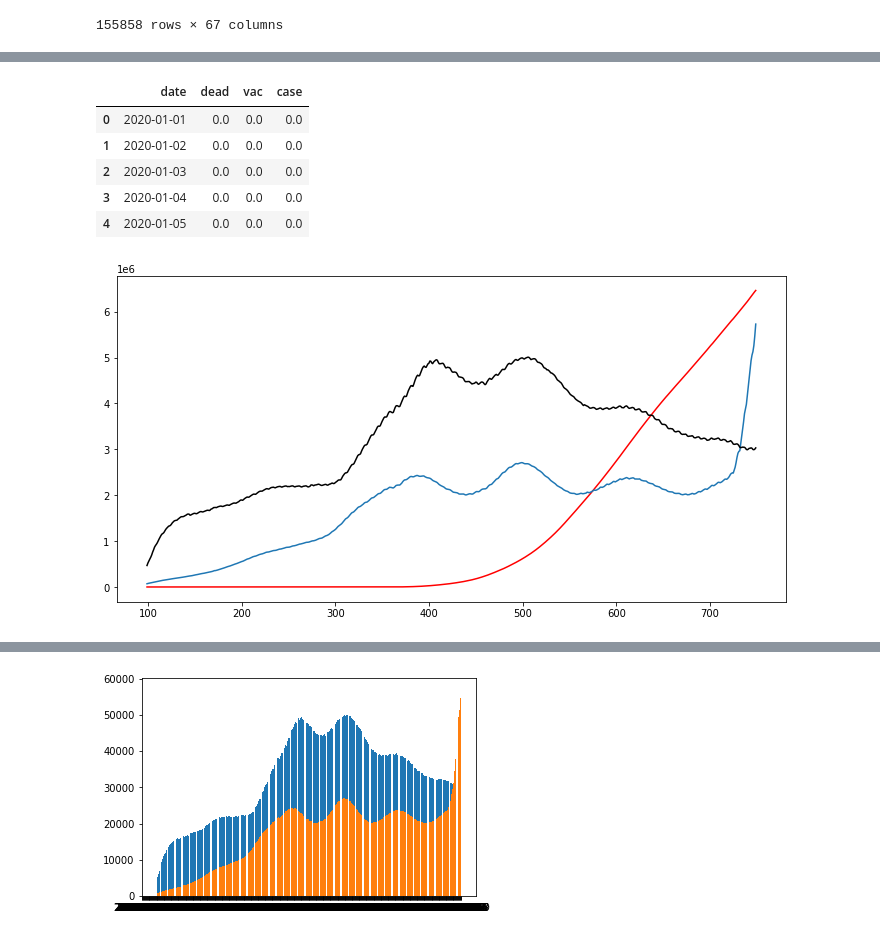
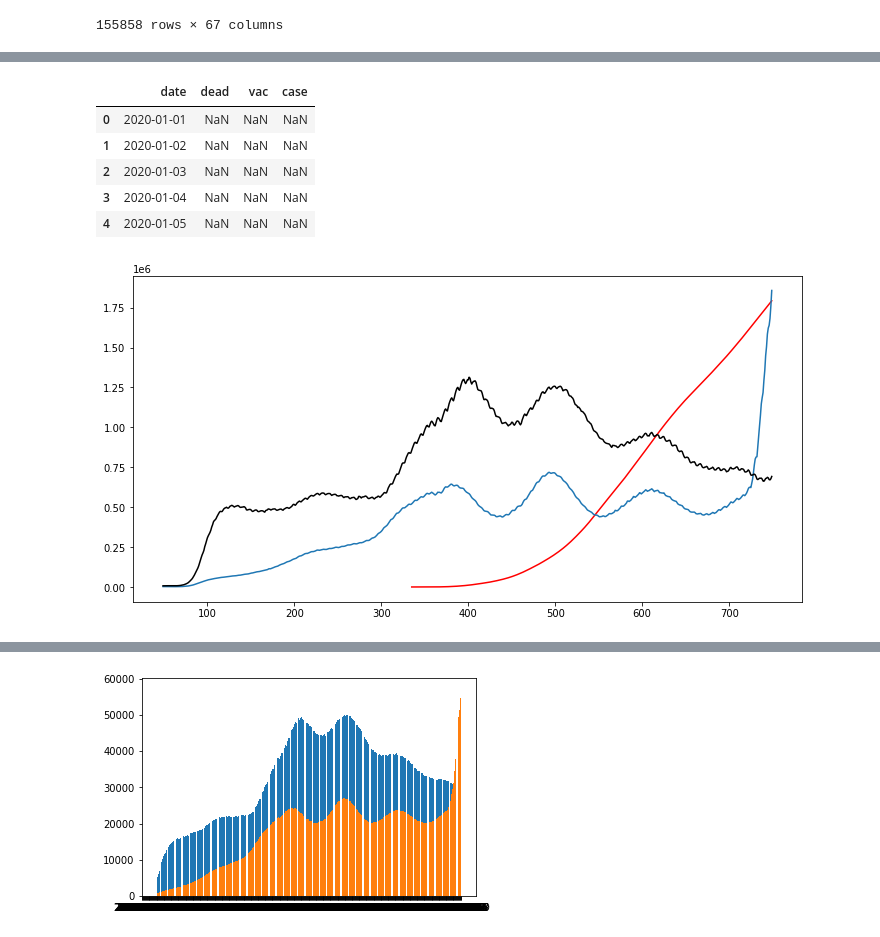
Before and after one commit to himikp/code, a Jupyter notebook: covid_dead.ipynb, the cells around one changed output, grey strips where cells are left out. Cells and saved outputs as stored; diff of their text form; code cells hidden in the pictures.

```diff
--- a/covid_dead.ipynb
+++ b/covid_dead.ipynb
@@ -34,34 +51,34 @@ df_d['dead']= df["new_deaths"]
 df_d['vac'] =df['total_vaccinations']
 df_d['case'] =df['new_cases']
 # %%
-df_f=df_d.groupby("date").sum()
+df_f=df_d.groupby("date").max()
 # %%
 df_f= df_f.reset_index()
 # %%
 df_f.head()
 # %% [output]
 |  | date | dead | vac | case |
-| 0 | 2020-01-01 | 0.0 | 0.0 | 0.0 |
-| 1 | 2020-01-02 | 0.0 | 0.0 | 0.0 |
-| 2 | 2020-01-03 | 0.0 | 0.0 | 0.0 |
-| 3 | 2020-01-04 | 0.0 | 0.0 | 0.0 |
-| 4 | 2020-01-05 | 0.0 | 0.0 | 0.0 |
+| 0 | 2020-01-01 | NaN | NaN | NaN |
+| 1 | 2020-01-02 | NaN | NaN | NaN |
+| 2 | 2020-01-03 | NaN | NaN | NaN |
+| 3 | 2020-01-04 | NaN | NaN | NaN |
+| 4 | 2020-01-05 | NaN | NaN | NaN |
 # %%
 x = df_f.date
-y1 =df_f.ta.ema(close='vac', length=100, append=True)/5000
-y2 =df_f.ta.ema(close='case', length=100, append=True)
-y3 = df_f.ta.ema(close ='dead',length=100, append=True )*100
+y1 =df_f.ta.ema(close='vac', length=50, append=True)/5000
+y2 =df_f.ta.ema(close='case', length=50, append=True)
+y3 = df_f.ta.ema(close ='dead',length=50, append=True )*100
 fig, ax = plt.subplots()
 
 ax.plot(y1, color= 'red', label= 'vac')
 ax.plot(y2, label='case')
 ax.plot(y3, color='black', label='dead')
 
 #ax.set_facecolor('seashell')
 fig.set_figwidth(12)    #  ширина Figure
 fig.set_figheight(6)    #  высота Figure
 #fig.set_facecolor('floralwhite')
 
 plt.show()
 # %% [output]
-[figure, old version]
+[figure, new version]
```
Also changed, not shown: parts of 7 cells of this notebook.
